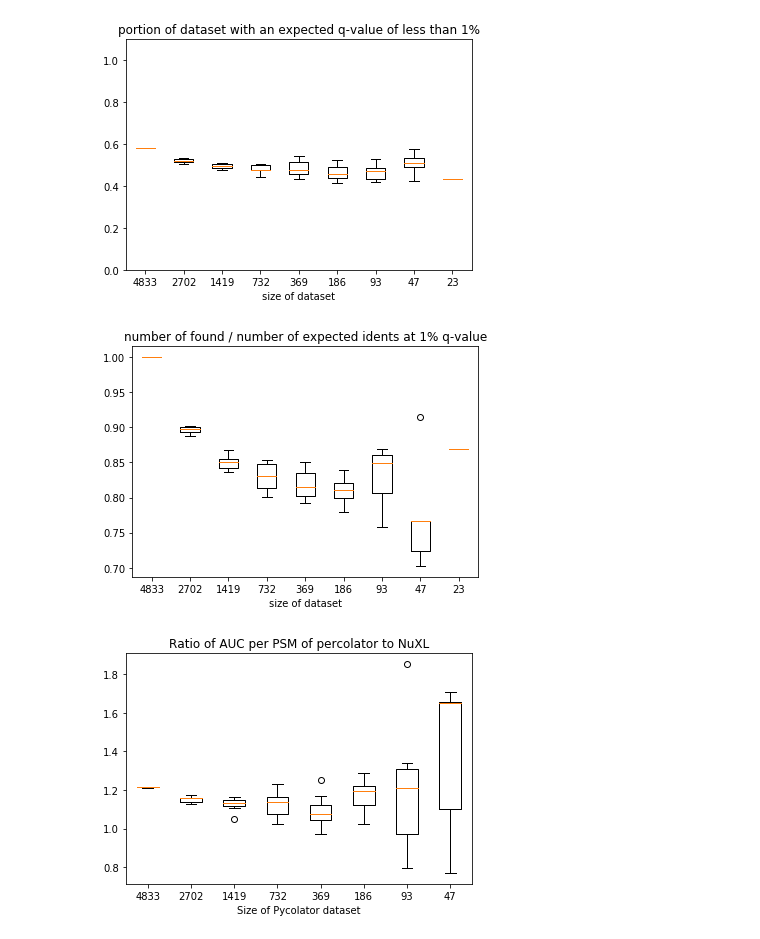
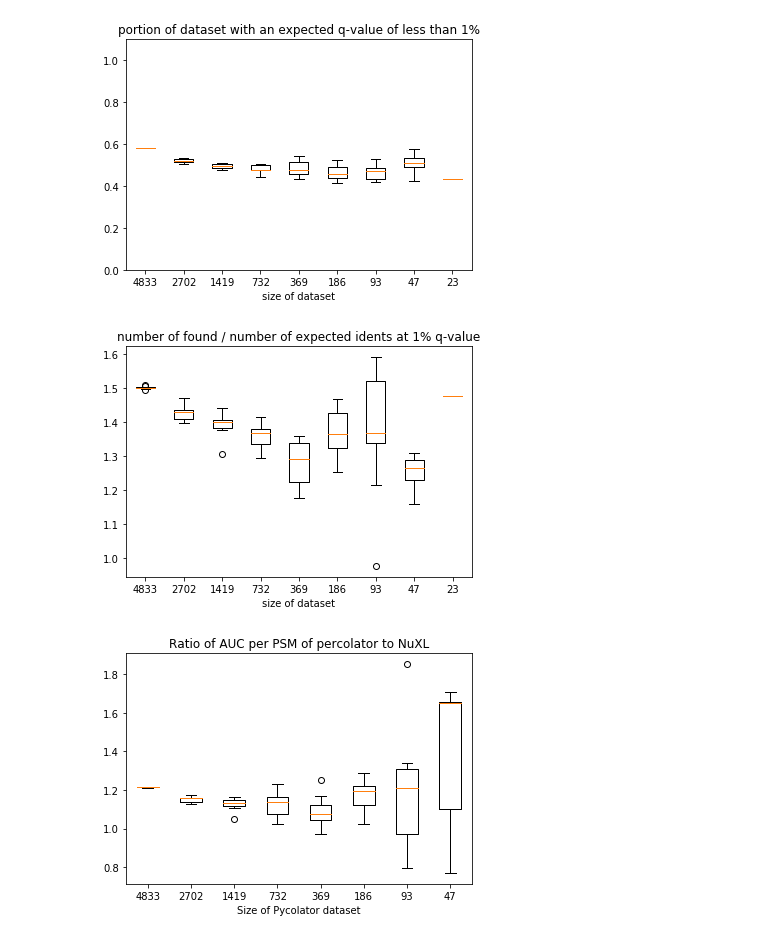
Before and after one commit to emilpaulitz/Bachelor-Thesis, a Jupyter notebook: src/Ratio-Testing_sample10%.ipynb, the cells around one changed output. Saved outputs shown, nothing was run; the diff lists cells and outputs as text; code cells hidden in the pictures.

```diff
--- a/src/Ratio-Testing_sample10%.ipynb
+++ b/src/Ratio-Testing_sample10%.ipynb
@@ -303,30 +303,30 @@ plt.show()
 # %%
 fig = plt.figure()
 ax = fig.add_axes([0.1, 0.1, 0.8, 0.8])
 x = range(1,max(pAbort) + 1)
 
-expIdNorm = [[e/l for e,l in zip(es,ls)] for es,ls in zip(pIdents,oriLenNorm)]
+expIdNorm = [[e/l for e,l in zip(es,ls)] for es,ls in zip(expId,oriLenNorm)]
 pIdentsNorm = [[i/l for i,l in zip(ids,ls)] for ids,ls in zip(pIdents,pLen)]
 # for every sample round, for every dataset size, divide number of idents by the number of expected idents, or 1 if we expect 0
 l = [[i/e if (e != 0) else np.nan for i,e in zip(ils,es)] for ils,es in zip(pIdentsNorm,expIdNorm)]
 # for missing iterations, fill in nan
 for k in l:
     while(len(k) != max(pAbort)):
         k.append(np.nan)
 # transpose for boxplots
 y = list(map(list, zip(*l)))
 # remove nan for boxplot
 y = [[i for i in ls if not np.isnan(i)] for ls in y]
 
 ax.boxplot(y)
 ax.set_xlabel('size of dataset')
 ax.set_title('number of found / number of expected idents at 1% q-value')
 ax.set_xticks(x)
 ax.set_xticklabels(pLen[np.argmax(pAbort)])
 plt.savefig('../results/ratioTests/boxplots/found_vs_expected_pxl.png')
 plt.show()
 # %% [output]
-[figure, old version]
+[figure, new version]
 # %%
 x = range(1,max(pAbort))
 
```
Also changed, not shown: parts of 3 cells of this notebook, 17 other files.
